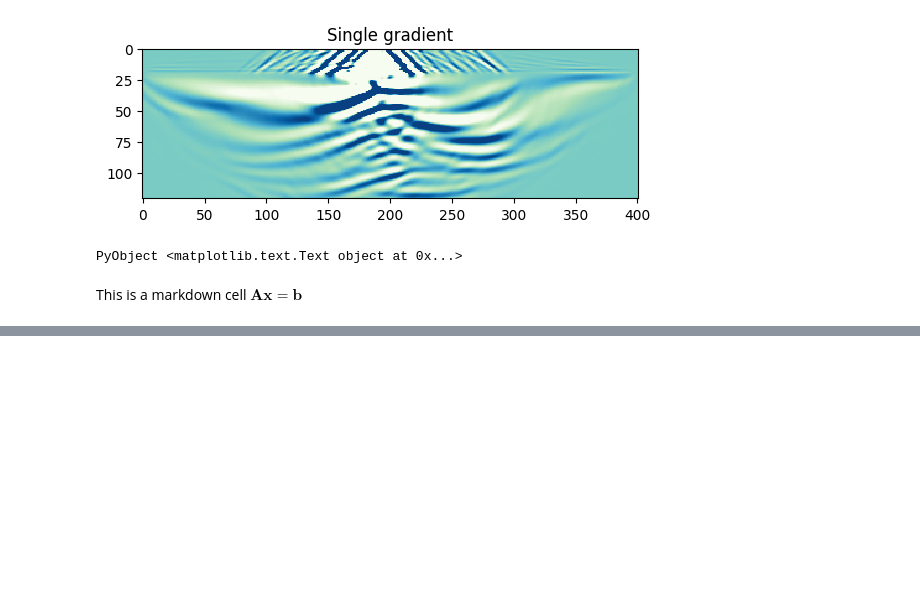
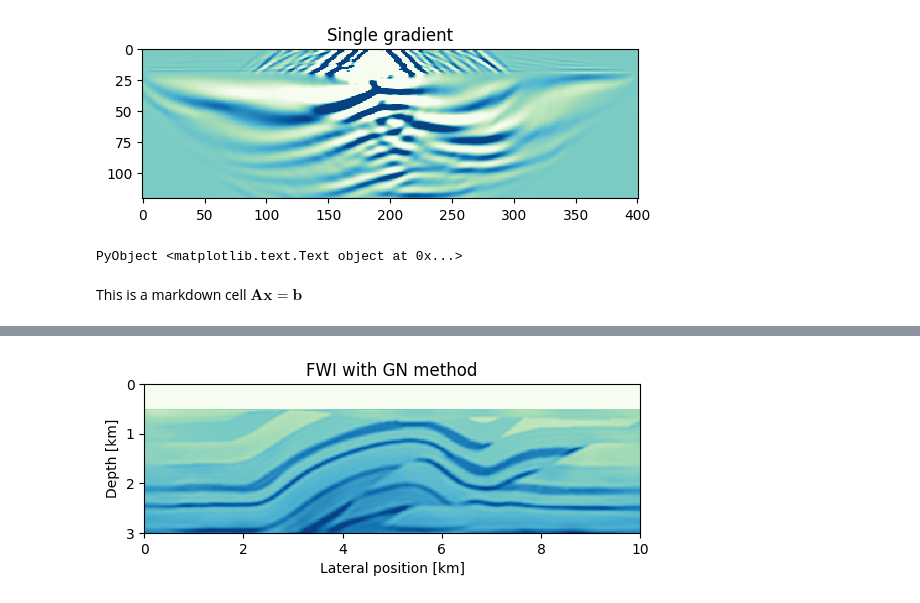
Before and after one commit to seg/tutorials-2018, a Jupyter notebook: 1802_FWI_Inversion/Notebook/full_waveform_inversion.ipynb, the cells around one changed output, grey strips where cells are left out. Drawn from its saved outputs; the diff is of its cells as text; code cells hidden in the pictures; blank space fills up the shorter version.

```diff
--- a/1802_FWI_Inversion/Notebook/full_waveform_inversion.ipynb
+++ b/1802_FWI_Inversion/Notebook/full_waveform_inversion.ipynb
@@ -163,0 +161,6 @@ Iteration: 2
+# %%
+imshow(sqrt.(1f0./model0.m)', cmap="GnBu", extent=(0,10,3,0), vmin=1.5, vmax=5.4); title("FWI with GN method")
+xlabel("Lateral position [km]");
+ylabel("Depth [km]");
+# %% [output]
+[figure, added]
```
Also changed, not shown: parts of 4 cells of this notebook, 4 other files.
